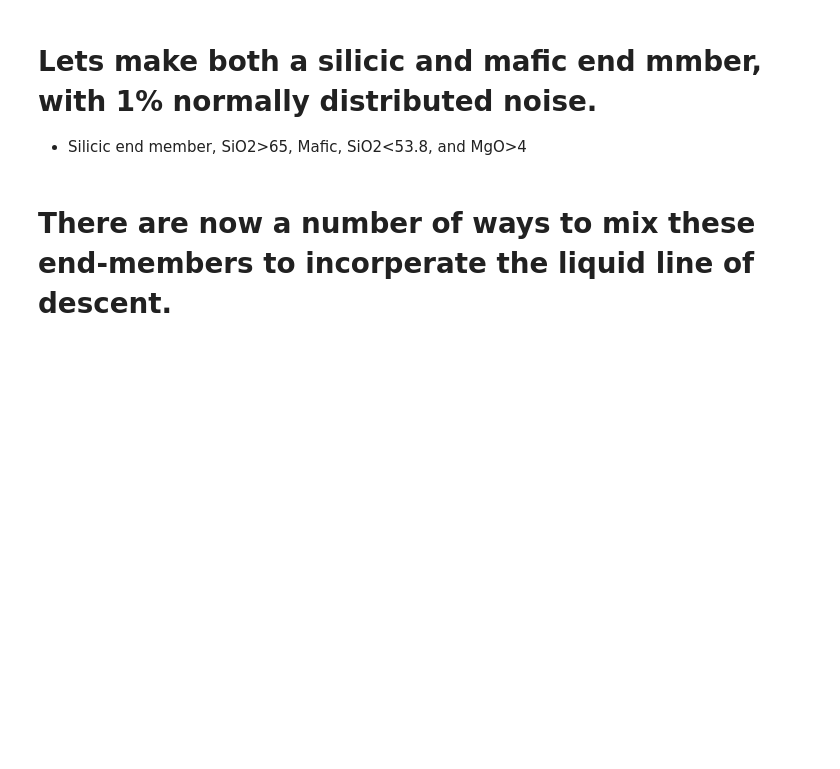
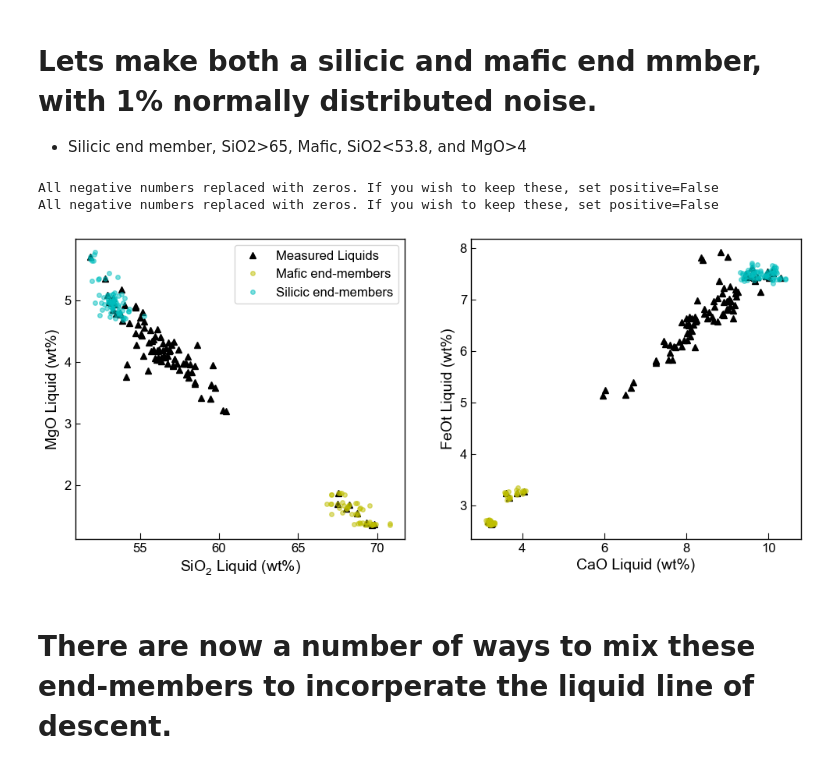
Before and after one commit to PennyWieser/Thermobar, a Jupyter notebook: Manuscript_Snips/Cpx_MeltMartch2_ScruggsPutirka2018.ipynb, the cells around one changed output. Saved outputs shown, nothing was run; the diff lists cells and outputs as text; code cells hidden in the pictures; blank space fills up the shorter version.

```diff
--- a/Manuscript_Snips/Cpx_MeltMartch2_ScruggsPutirka2018.ipynb
+++ b/Manuscript_Snips/Cpx_MeltMartch2_ScruggsPutirka2018.ipynb
@@ -152,21 +171,26 @@ ax2.set_ylabel('MgO Liquid')
 # %%
 Sil_endmember_noise1=pt.add_noise_sample_1phase(phase_comp=myLiquids1, phase_err_type="Perc", noise_percent=1,
                            duplicates=5, err_dist="normal", filter_q='SiO2_Liq > 65', append=True)
 Maf_endmember_noise1=pt.add_noise_sample_1phase(phase_comp=myLiquids1, phase_err_type="Perc", noise_percent=1,
                            duplicates=5, err_dist="normal", filter_q='SiO2_Liq < 53.8 & MgO_Liq>4', append=True)
 
 fig, ((ax1, ax2)) = plt.subplots(1, 2, figsize=(12, 5))
-ax1.plot(myLiquids1['SiO2_Liq'], myLiquids1['MgO_Liq'], 'ok', markerfacecolor='k', label='Measured Liquids')
+ax1.plot(myLiquids1['SiO2_Liq'], myLiquids1['MgO_Liq'], '^k', markerfacecolor='k', label='Measured Liquids')
 ax1.plot(Sil_endmember_noise1['SiO2_Liq'], Sil_endmember_noise1['MgO_Liq'], 'oy', markeredgecolor='y', label='Mafic end-members',  markersize=4, alpha=0.5)
 ax1.plot(Maf_endmember_noise1['SiO2_Liq'], Maf_endmember_noise1['MgO_Liq'], 'oc', markeredgecolor='c', label='Silicic end-members',  markersize=4, alpha=0.5)
-ax1.set_xlabel('SiO$_2$ Liquid')
-ax1.set_ylabel('MgO Liquid')
+ax1.set_xlabel('SiO$_2$ Liquid (wt%)')
+ax1.set_ylabel('MgO Liquid (wt%)')
 ax1.legend()
-ax2.plot(myLiquids1['CaO_Liq'], myLiquids1['FeOt_Liq'], 'ok', markerfacecolor='k', label='Measured Liquids')
+ax2.plot(myLiquids1['CaO_Liq'], myLiquids1['FeOt_Liq'], '^k', markerfacecolor='k', label='Measured Liquids')
 ax2.plot(Sil_endmember_noise1['CaO_Liq'], Sil_endmember_noise1['FeOt_Liq'], 'oy', markeredgecolor='y', label='Mafic end-members',  markersize=4, alpha=0.5)
 ax2.plot(Maf_endmember_noise1['CaO_Liq'], Maf_endmember_noise1['FeOt_Liq'], 'oc', markeredgecolor='c', label='Silicic end-members',  markersize=4, alpha=0.5)
-ax2.set_xlabel('CaO Liquid')
-ax2.set_ylabel('FeOt Liquid')
+ax2.set_xlabel('CaO Liquid (wt%)')
+ax2.set_ylabel('FeOt Liquid (wt%)')
+fig.savefig('Scruggs_Synthetic.png', dpi=200)
+# %% [output]
+All negative numbers replaced with zeros. If you wish to keep these, set positive=False
+All negative numbers replaced with zeros. If you wish to keep these, set positive=False
+[figure, added]
 # %% [markdown]
 # There are now a number of ways to mix these end-members to incorperate the liquid line of descent.
 # %% [markdown]
```
Also changed, not shown: parts of 9 cells of this notebook, 7 other files.
